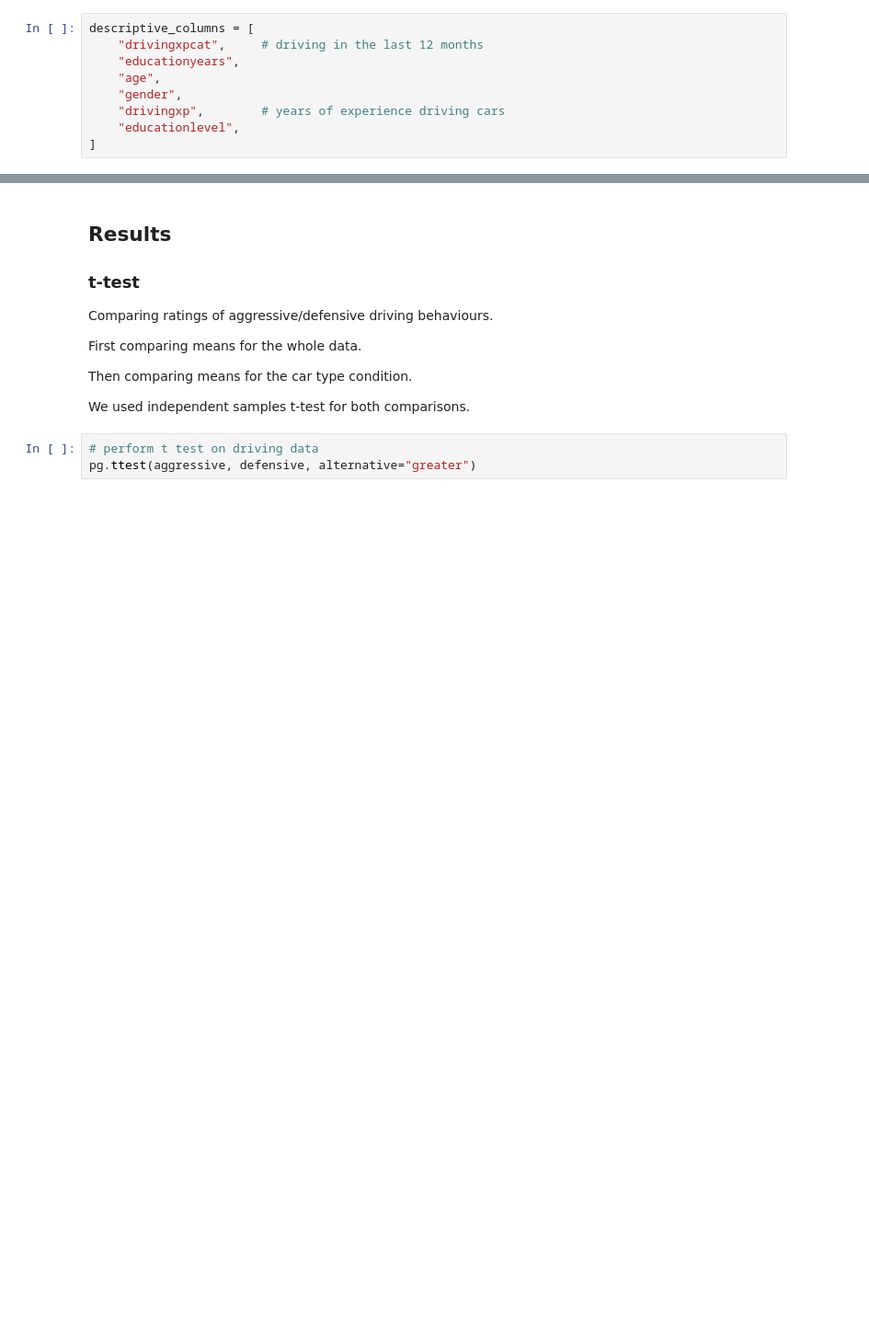
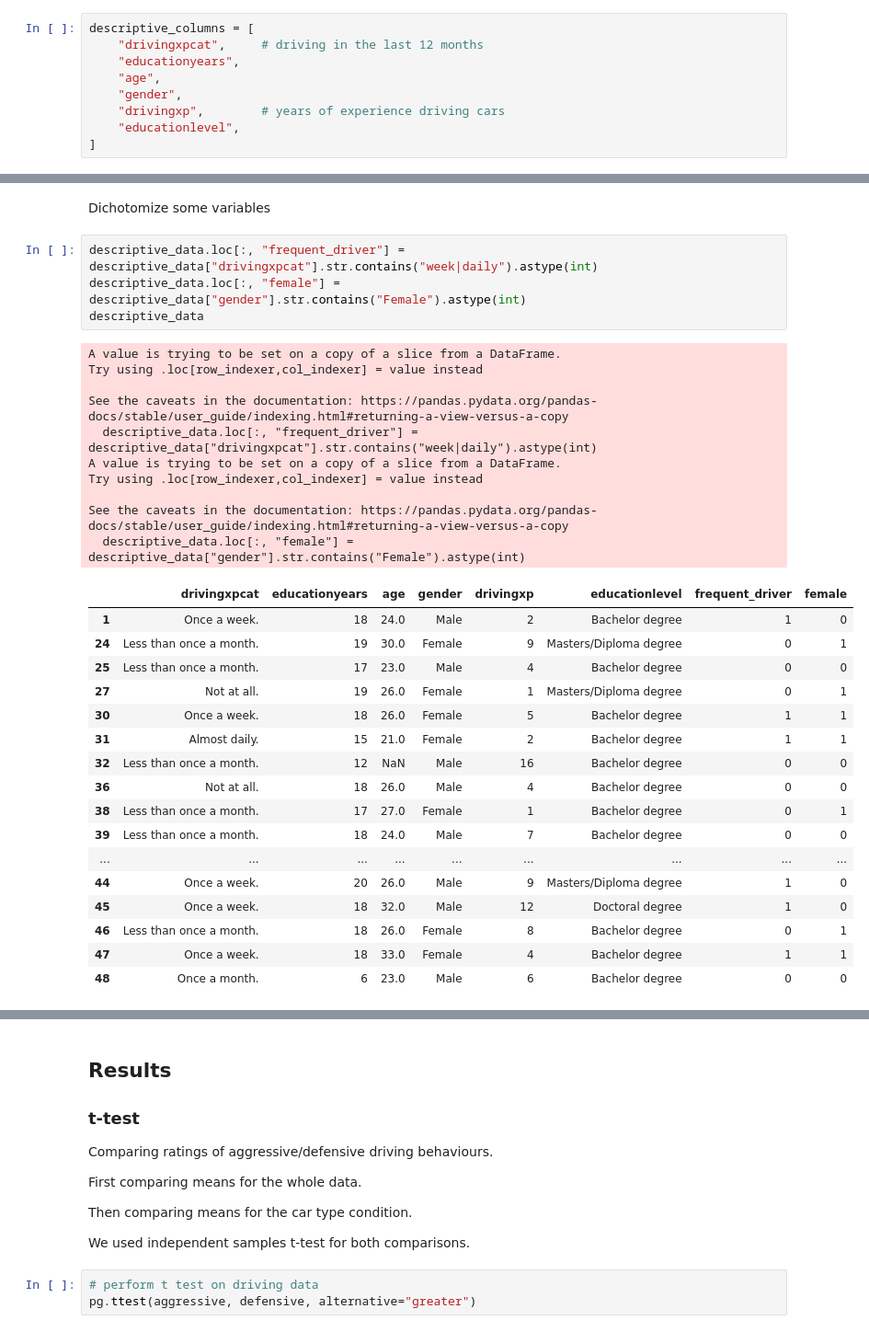
Before and after one commit to javiercmh/lab-cognition-analysis, a Jupyter notebook: code/Driving styles and car type.ipynb, the cells around one changed output, grey strips where cells are left out. Shown at 92% size. Drawn from its saved outputs; the diff is of its cells as text; blank space fills up the shorter version.

```diff
--- a/code/Driving styles and car type.ipynb
+++ b/code/Driving styles and car type.ipynb
@@ -181,4 +325,38 @@ descriptive_data.describe()
 | max | 20.000000 | 59.000000 | 41.000000 |
+# %% [markdown]
+Dichotomize some variables
+# %%
+descriptive_data.loc[:, "frequent_driver"] = descriptive_data["drivingxpcat"].str.contains("week|daily").astype(int)
+descriptive_data.loc[:, "female"] = descriptive_data["gender"].str.contains("Female").astype(int)
+descriptive_data
+# %% [output]
+A value is trying to be set on a copy of a slice from a DataFrame.
+Try using .loc[row_indexer,col_indexer] = value instead
+
+See the caveats in the documentation: https://pandas.pydata.org/pandas-docs/stable/user_guide/indexing.html#returning-a-view-versus-a-copy
+  descriptive_data.loc[:, "frequent_driver"] = descriptive_data["drivingxpcat"].str.contains("week|daily").astype(int)
+A value is trying to be set on a copy of a slice from a DataFrame.
+Try using .loc[row_indexer,col_indexer] = value instead
+
+See the caveats in the documentation: https://pandas.pydata.org/pandas-docs/stable/user_guide/indexing.html#returning-a-view-versus-a-copy
+  descriptive_data.loc[:, "female"] = descriptive_data["gender"].str.contains("Female").astype(int)
+|  | drivingxpcat | educationyears | age | gender | drivingxp | educationlevel | frequent_driver | female |
+| 1 | Once a week. | 18 | 24.0 | Male | 2 | Bachelor degree | 1 | 0 |
+| 24 | Less than once a month. | 19 | 30.0 | Female | 9 | Masters/Diploma degree | 0 | 1 |
+| 25 | Less than once a month. | 17 | 23.0 | Male | 4 | Bachelor degree | 0 | 0 |
+| 27 | Not at all. | 19 | 26.0 | Female | 1 | Masters/Diploma degree | 0 | 1 |
+| 30 | Once a week. | 18 | 26.0 | Female | 5 | Bachelor degree | 1 | 1 |
+| 31 | Almost daily. | 15 | 21.0 | Female | 2 | Bachelor degree | 1 | 1 |
+| 32 | Less than once a month. | 12 | NaN | Male | 16 | Bachelor degree | 0 | 0 |
+| 36 | Not at all. | 18 | 26.0 | Male | 4 | Bachelor degree | 0 | 0 |
+| 38 | Less than once a month. | 17 | 27.0 | Female | 1 | Bachelor degree | 0 | 1 |
+| 39 | Less than once a month. | 18 | 24.0 | Male | 7 | Bachelor degree | 0 | 0 |
+| ... | ... | ... | ... | ... | ... | ... | ... | ... |
+| 44 | Once a week. | 20 | 26.0 | Male | 9 | Masters/Diploma degree | 1 | 0 |
+| 45 | Once a week. | 18 | 32.0 | Male | 12 | Doctoral degree | 1 | 0 |
+| 46 | Less than once a month. | 18 | 26.0 | Female | 8 | Bachelor degree | 0 | 1 |
+| 47 | Once a week. | 18 | 33.0 | Female | 4 | Bachelor degree | 1 | 1 |
+| 48 | Once a month. | 6 | 23.0 | Male | 6 | Bachelor degree | 0 | 0 |
 # %%
 descriptive_data["age"].value_counts().sort_index()
 # %% [output]
```
Also changed, not shown: parts of 27 cells of this notebook, 7 other files.
